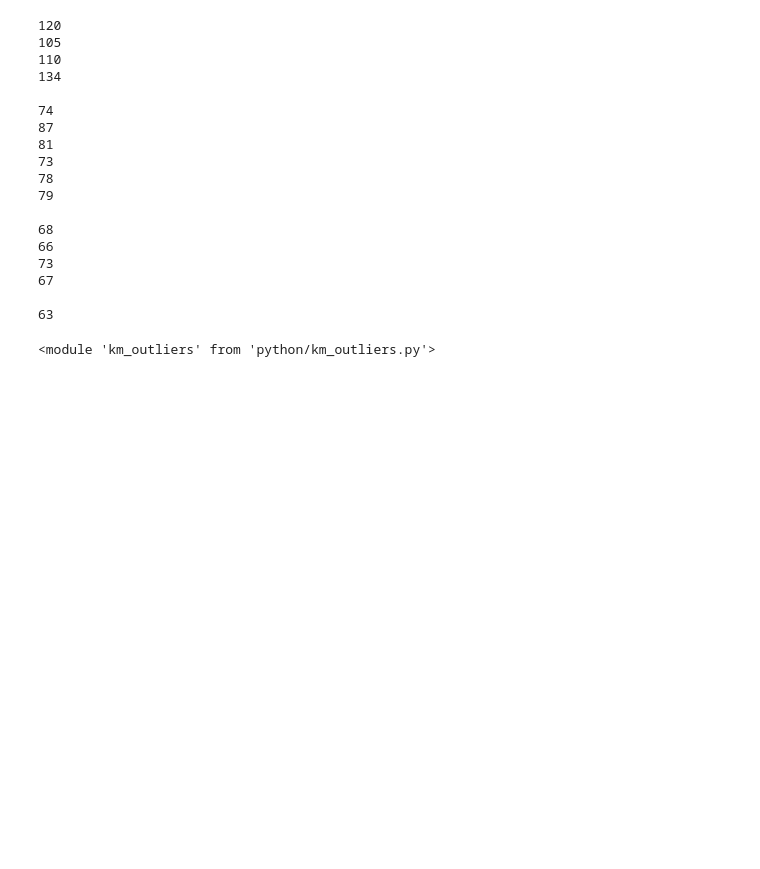
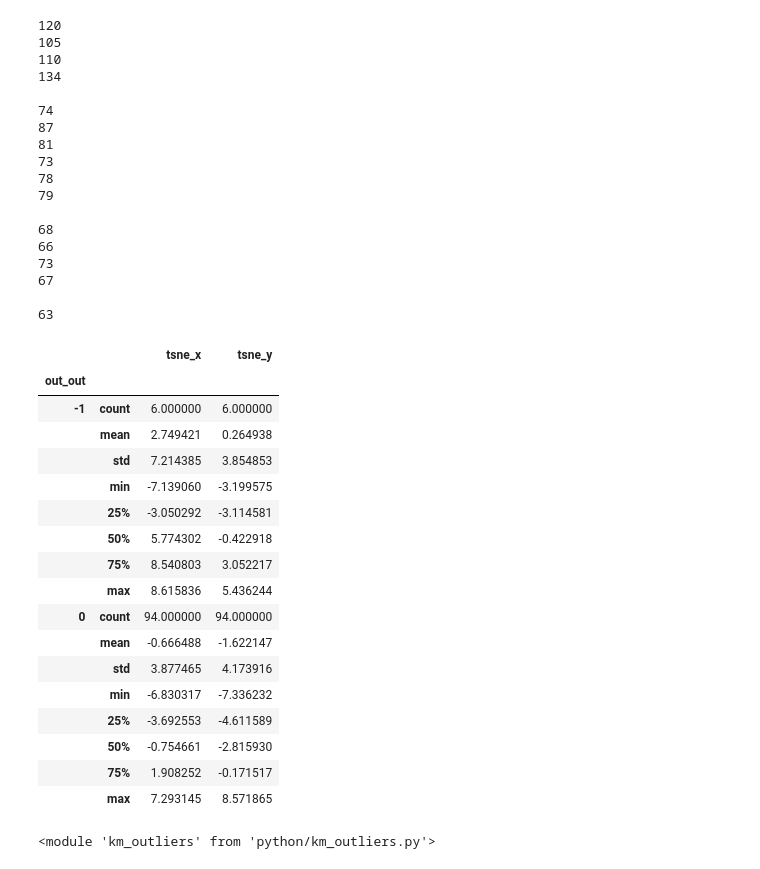
Before and after one commit to d-giles/lcfeatures, a Jupyter notebook: Qs_4_8_11_16.ipynb, the cells around one changed output. Saved outputs shown, nothing was run; the diff lists cells and outputs as text; code cells hidden in the pictures; blank space fills up the shorter version.

```diff
--- a/Qs_4_8_11_16.ipynb
+++ b/Qs_4_8_11_16.ipynb
@@ -485,6 +457,27 @@ Q_dict = {'Q8':Q8,'Q4':Q4,'Q11':Q11,'Q16':Q16}
 for q in Q_dict:
     Q = Q_dict[q]
     Q.outliers = Q.data
+# %%
+Q4.dataSample[['tsne_x','tsne_y','out_out']].groupby('out_out').describe()
+# %% [output]
+|  |  | tsne_x | tsne_y |
+| out_out |  |  |  |
+| -1 | count | 6.000000 | 6.000000 |
+|  | mean | 2.749421 | 0.264938 |
+|  | std | 7.214385 | 3.854853 |
+|  | min | -7.139060 | -3.199575 |
+|  | 25% | -3.050292 | -3.114581 |
+|  | 50% | 5.774302 | -0.422918 |
+|  | 75% | 8.540803 | 3.052217 |
+|  | max | 8.615836 | 5.436244 |
+| 0 | count | 94.000000 | 94.000000 |
+|  | mean | -0.666488 | -1.622147 |
+|  | std | 3.877465 | 4.173916 |
+|  | min | -6.830317 | -7.336232 |
+|  | 25% | -3.692553 | -4.611589 |
+|  | 50% | -0.754661 | -2.815930 |
+|  | 75% | 1.908252 | -0.171517 |
+|  | max | 7.293145 | 8.571865 |
 # %%
 reload(km_outliers)
 # %% [output]
```
Also changed, not shown: parts of 5 cells of this notebook, 7 other files.
